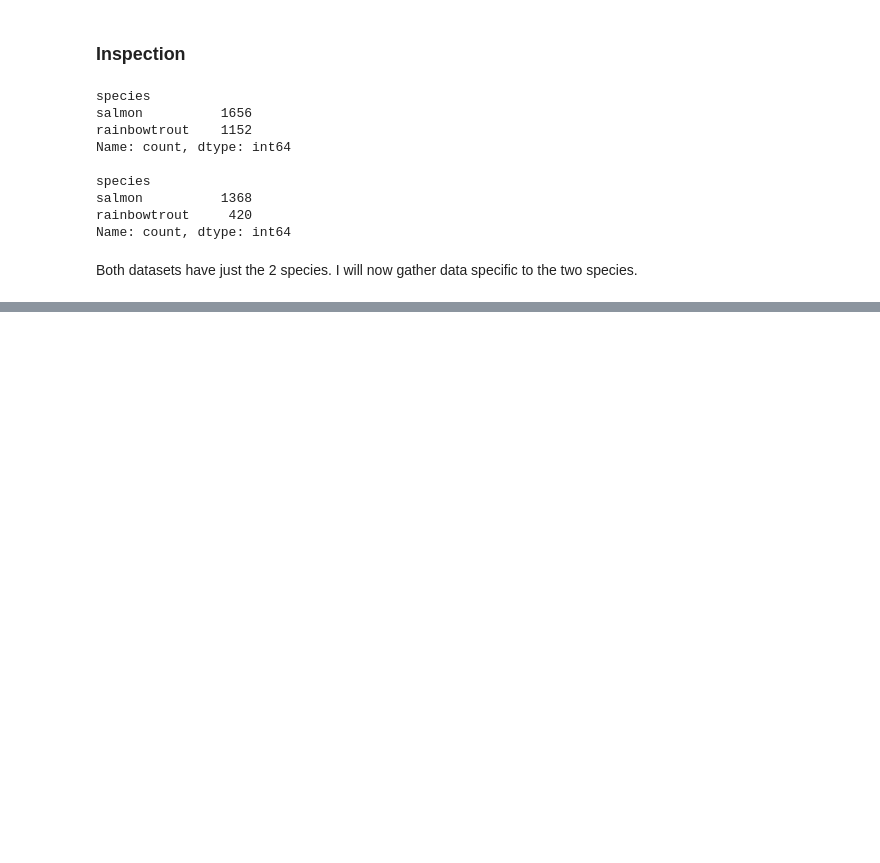
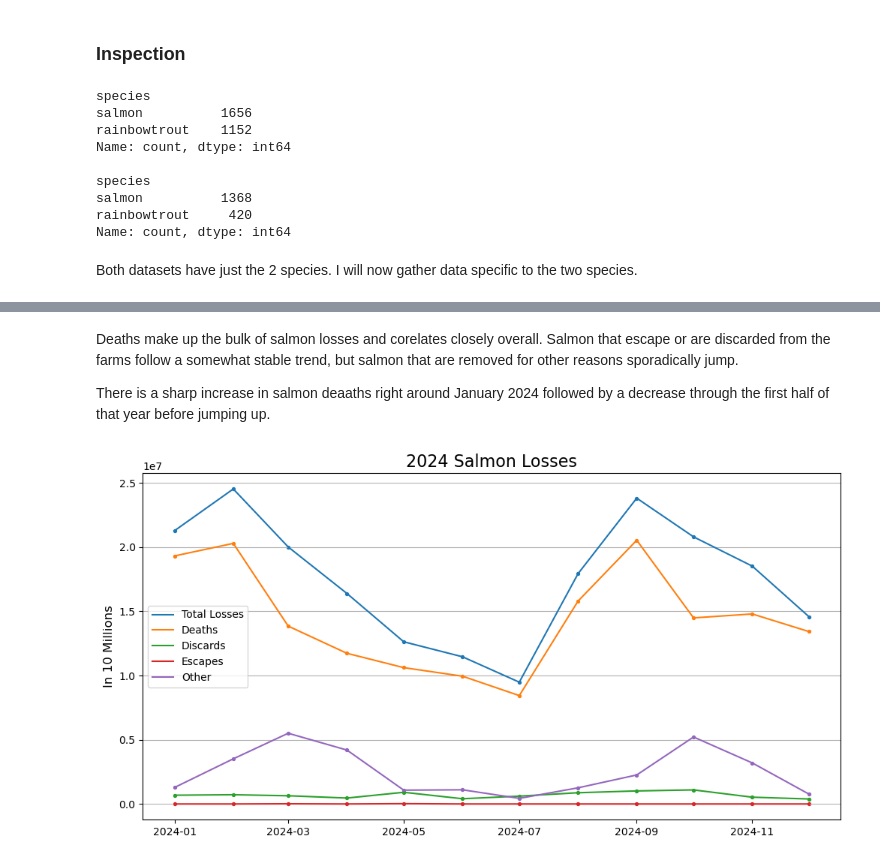
Before and after one commit to leenoah390/tidytuesday_practice, a Jupyter notebook: 20260317/tidy_tuesday-20260317.ipynb, the cells around one changed output, grey strips where cells are left out. Cells and saved outputs as stored; diff of their text form; code cells hidden in the pictures; blank space fills up the shorter version.

```diff
--- a/20260317/tidy_tuesday-20260317.ipynb
+++ b/20260317/tidy_tuesday-20260317.ipynb
@@ -141,0 +165,26 @@ plt.legend()
+# %% [markdown]
+Deaths make up the bulk of salmon losses and corelates closely overall. Salmon that escape or are discarded from the farms follow a somewhat stable trend, but salmon that are removed for other reasons sporadically jump.
+
+There is a sharp increase in salmon deaaths right around January 2024 followed by a decrease through the first half of that year before jumping up.
+# %%
+salmon_losses['year'] = salmon_losses['date'].dt.year # Get years
+sl2024 = salmon_losses[salmon_losses['year']==2024] # Filter datat to 2024
+# The plot
+plt.figure(figsize=(12,6))
+plt.scatter(sl2024.date, sl2024.losses, s=8)
+plt.plot(sl2024.date, sl2024.losses, label='Total Losses')
+plt.scatter(sl2024.date, sl2024.dead, s=8)
+plt.plot(sl2024.date, sl2024.dead, label='Deaths')
+plt.scatter(sl2024.date, sl2024.discarded, s=8)
+plt.plot(sl2024.date, sl2024.discarded, label='Discards')
+plt.scatter(sl2024.date, sl2024.escaped, s=8)
+plt.plot(sl2024.date, sl2024.escaped, label='Escapes')
+plt.scatter(sl2024.date, sl2024.other, s=8)
+plt.plot(sl2024.date, sl2024.other, label='Other')
+plt.legend()
+plt.title('2024 Salmon Losses', size=16)
+plt.ylabel('In 10 Millions', size=12)
+plt.grid(axis='y')
+plt.show()
+# %% [output]
+[figure, added]
```
Also changed, not shown: parts of 17 cells of this notebook, 2 other files.
